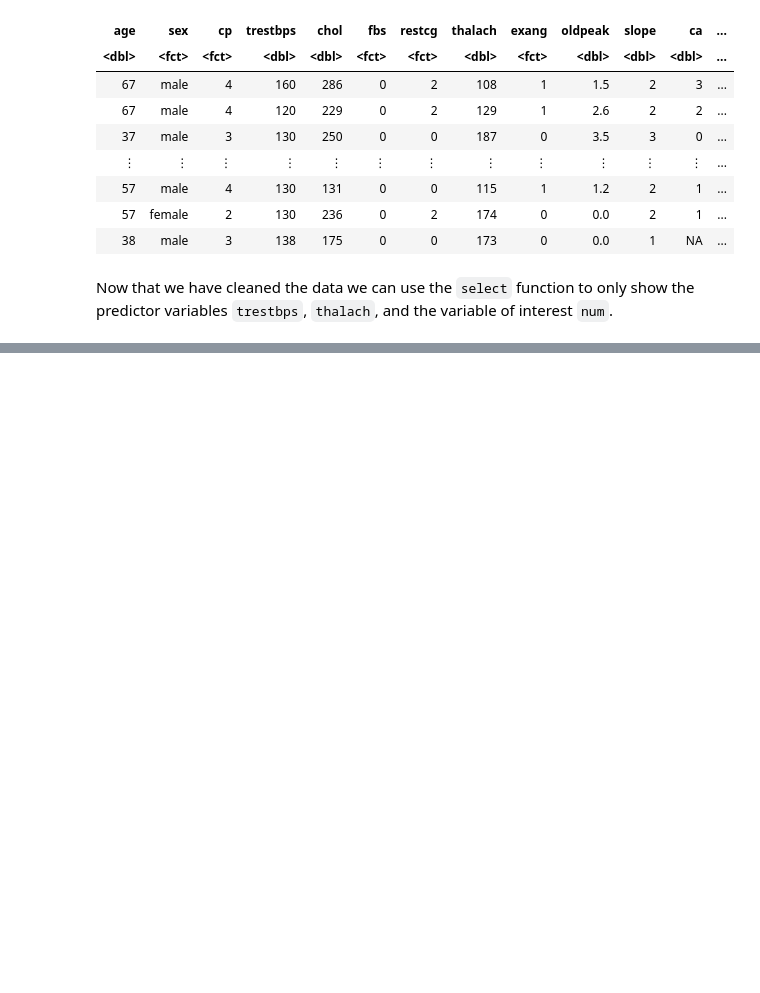
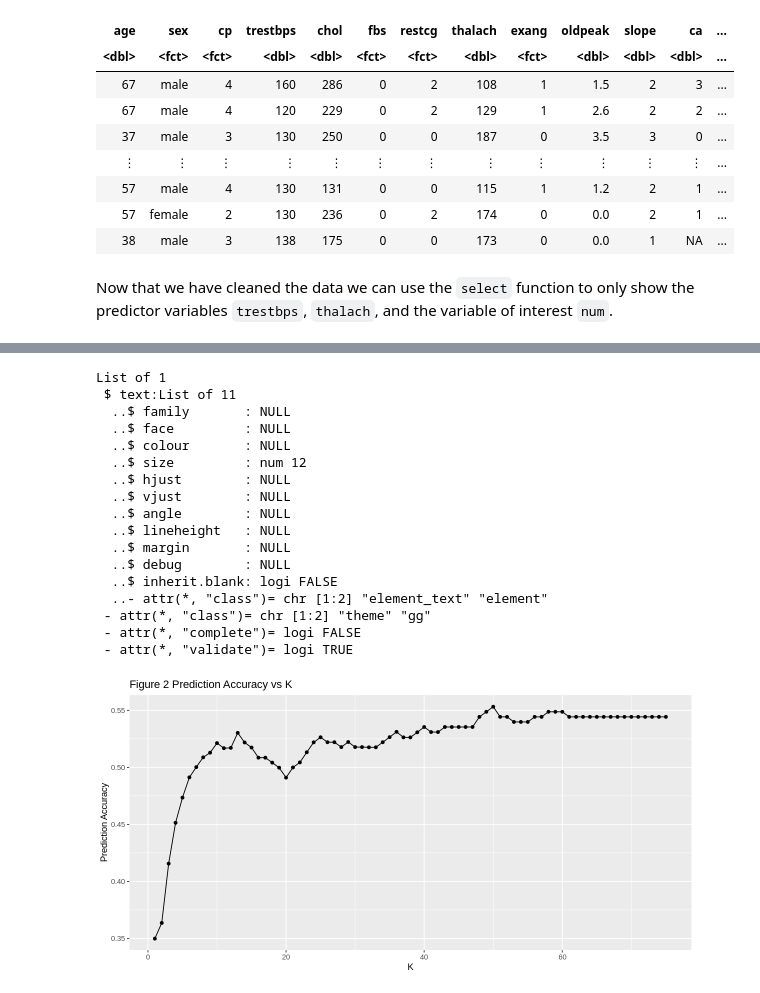
Before and after one commit to jchen278/dsci100_project, a Jupyter notebook: project_proposal.ipynb, the cells around one changed output, grey strips where cells are left out. Drawn from its saved outputs; the diff is of its cells as text; code cells hidden in the pictures; blank space fills up the shorter version.

```diff
--- a/project_proposal.ipynb
+++ b/project_proposal.ipynb
@@ -154,0 +267,5 @@ I will conduct my data analysis using the variable`trestbps` and `thalach` to pr
+# %%
+knn_spec <- nearest_neighbor(weight_func = "rectangular", neighbor = tune()) |>
+            set_engine("kknn") |>
+            set_mode("classification")
+knn_spec
@@ -154,0 +280,41 @@ I will conduct my data analysis using the variable`trestbps` and `thalach` to pr
+# %%
+set.seed(1)
+
+training_vfold <- vfold_cv(cleveland_train, v = 5, strata = num)
+
+grid_k <- tibble(neighbors = seq(from = 1, to = 75, by = 1))
+
+knn_results <- workflow() |>
+                add_recipe(cleveland_recipe) |>
+                add_model(knn_spec) |>
+                tune_grid(resamples = training_vfold, grid = grid_k) |>
+                collect_metrics() |>
+                filter(.metric == 'accuracy')
+
+cross_val_plot <- knn_results |>
+                    ggplot(aes(x = neighbors, y = mean)) +
+                        geom_point() +
+                        geom_line() +
+                        labs(x = "K", y = "Prediction Accuracy", title = "Figure 2 Prediction Accuracy vs K")
+                        theme(text = element_text(size = 12))
+
+cross_val_plot
+# %% [output]
+List of 1
+ $ text:List of 11
+  ..$ family       : NULL
+  ..$ face         : NULL
+  ..$ colour       : NULL
+  ..$ size         : num 12
+  ..$ hjust        : NULL
+  ..$ vjust        : NULL
+  ..$ angle        : NULL
+  ..$ lineheight   : NULL
+  ..$ margin       : NULL
+  ..$ debug        : NULL
+  ..$ inherit.blank: logi FALSE
+  ..- attr(*, "class")= chr [1:2] "element_text" "element"
+ - attr(*, "class")= chr [1:2] "theme" "gg"
+ - attr(*, "complete")= logi FALSE
+ - attr(*, "validate")= logi TRUE
+[figure, added]
```
Also changed, not shown: parts of 25 cells of this notebook.
